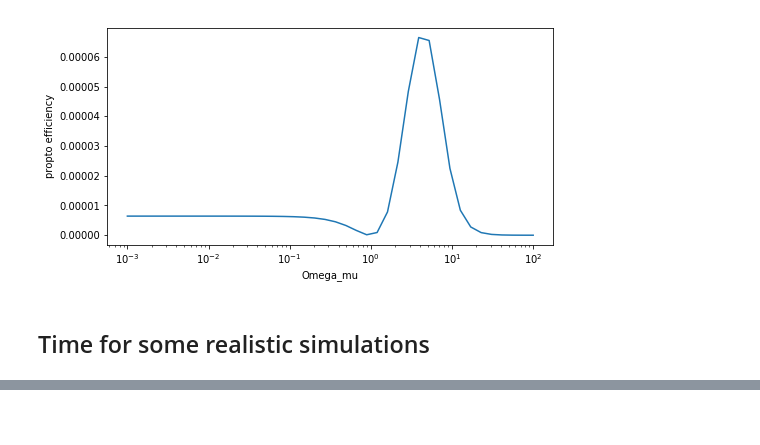
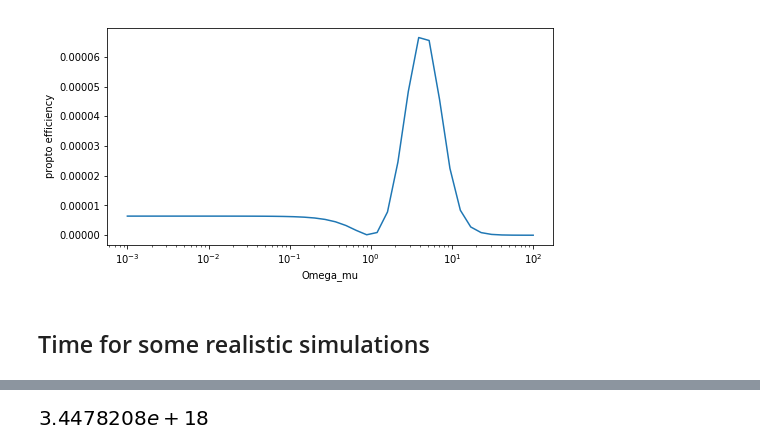
Before and after one commit to rareearthquantum/model_upconversion_peter, a Jupyter notebook: cavityenhancedraman.ipynb, the cells around one changed output, grey strips where cells are left out. Saved outputs shown, nothing was run; the diff lists cells and outputs as text; code cells hidden in the pictures; blank space fills up the shorter version.

```diff
--- a/cavityenhancedraman.ipynb
+++ b/cavityenhancedraman.ipynb
@@ -1005,0 +1080,4 @@ Wall time: 58.2 s
+# %%
+p['N']*p['g']*p['g']
+# %% [output]
+[figure, added]
```
Also changed, not shown: parts of 13 cells of this notebook.
